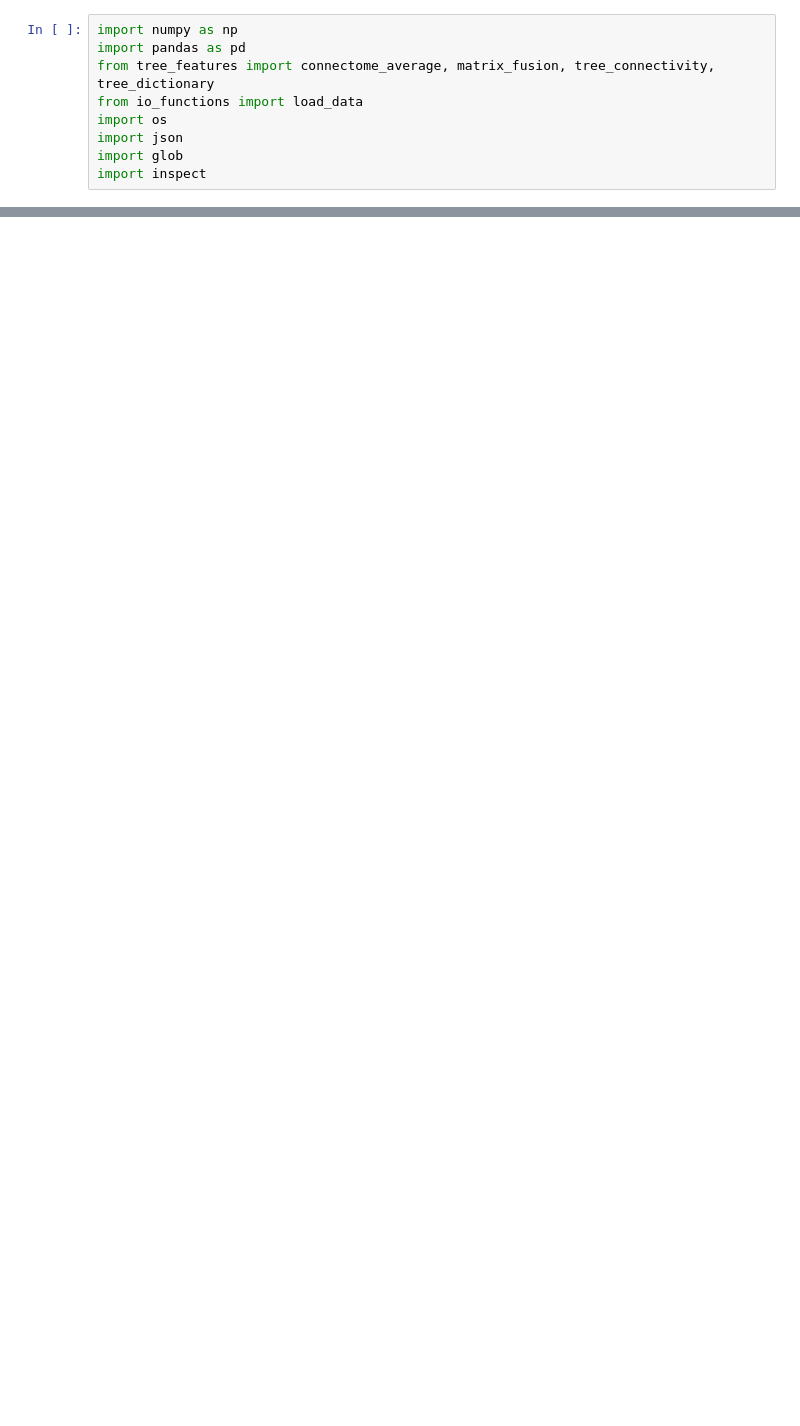
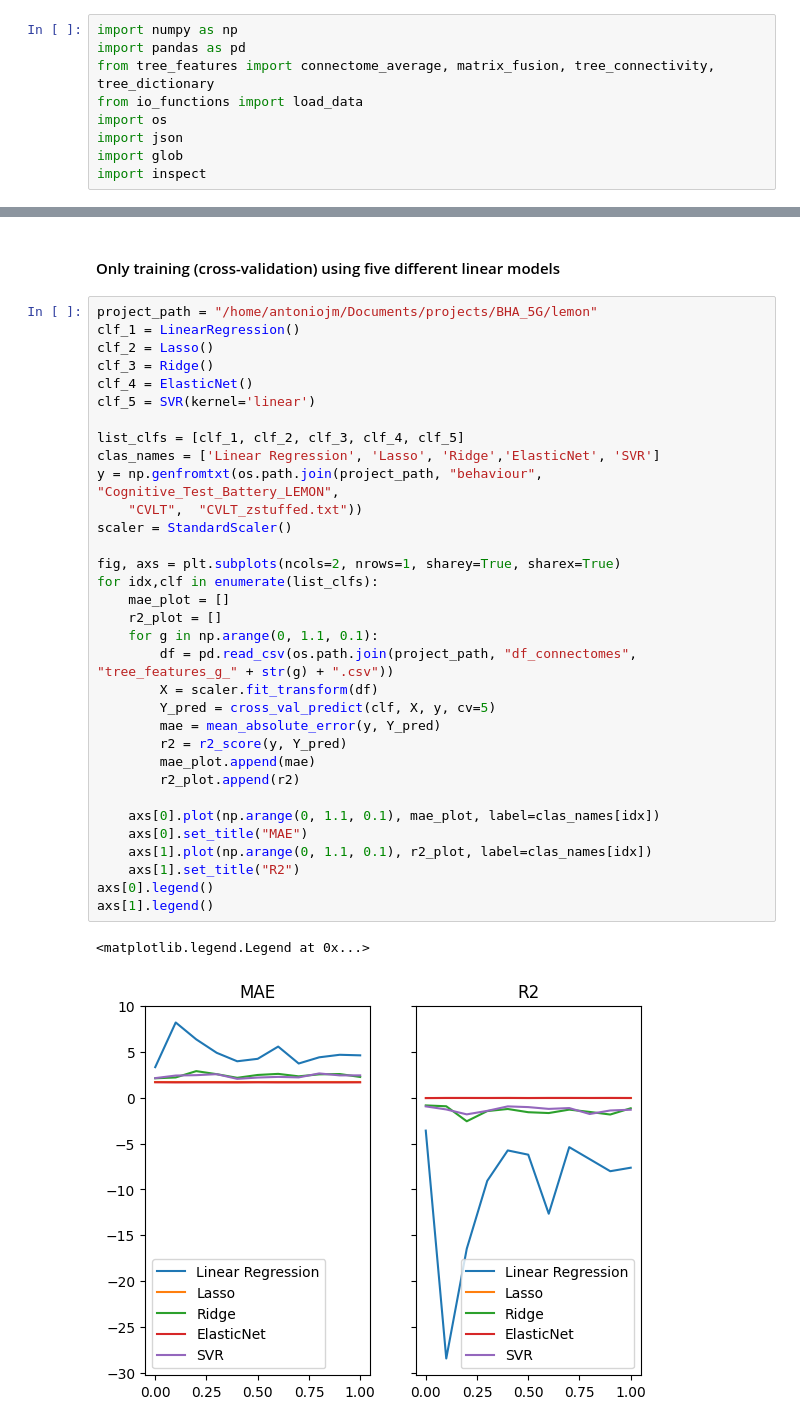
Before and after one commit to compneurobilbao/bha2, a Jupyter notebook: bha/sandbox.ipynb, the cells around one changed output, grey strips where cells are left out. Saved outputs shown, nothing was run; the diff lists cells and outputs as text; blank space fills up the shorter version.

Commit message:
Adding regression with nps

```diff
--- a/bha/sandbox.ipynb
+++ b/bha/sandbox.ipynb
@@ -28,0 +66,38 @@ for g in np.arange(0, 1.1, 0.1):
+# %% [markdown]
+#### Only training (cross-validation) using five different linear models
+# %%
+project_path = "/home/antoniojm/Documents/projects/BHA_5G/lemon"
+clf_1 = LinearRegression()
+clf_2 = Lasso()
+clf_3 = Ridge()
+clf_4 = ElasticNet()
+clf_5 = SVR(kernel='linear')
+
+list_clfs = [clf_1, clf_2, clf_3, clf_4, clf_5]
+clas_names = ['Linear Regression', 'Lasso', 'Ridge','ElasticNet', 'SVR']
+y = np.genfromtxt(os.path.join(project_path, "behaviour", "Cognitive_Test_Battery_LEMON",
+    "CVLT",  "CVLT_zstuffed.txt"))
+scaler = StandardScaler()
+
+fig, axs = plt.subplots(ncols=2, nrows=1, sharey=True, sharex=True)
+for idx,clf in enumerate(list_clfs):
+    mae_plot = []
+    r2_plot = []
+    for g in np.arange(0, 1.1, 0.1):
+        df = pd.read_csv(os.path.join(project_path, "df_connectomes", "tree_features_g_" + str(g) + ".csv"))
+        X = scaler.fit_transform(df)
+        Y_pred = cross_val_predict(clf, X, y, cv=5)
+        mae = mean_absolute_error(y, Y_pred)
+        r2 = r2_score(y, Y_pred)
+        mae_plot.append(mae)
+        r2_plot.append(r2)
+
+    axs[0].plot(np.arange(0, 1.1, 0.1), mae_plot, label=clas_names[idx])
+    axs[0].set_title("MAE")
+    axs[1].plot(np.arange(0, 1.1, 0.1), r2_plot, label=clas_names[idx])
+    axs[1].set_title("R2")
+axs[0].legend()
+axs[1].legend()
+# %% [output]
+<matplotlib.legend.Legend at 0x...>
+[figure, added]
```
Also changed, not shown: parts of 12 cells of this notebook, 1 other file.
